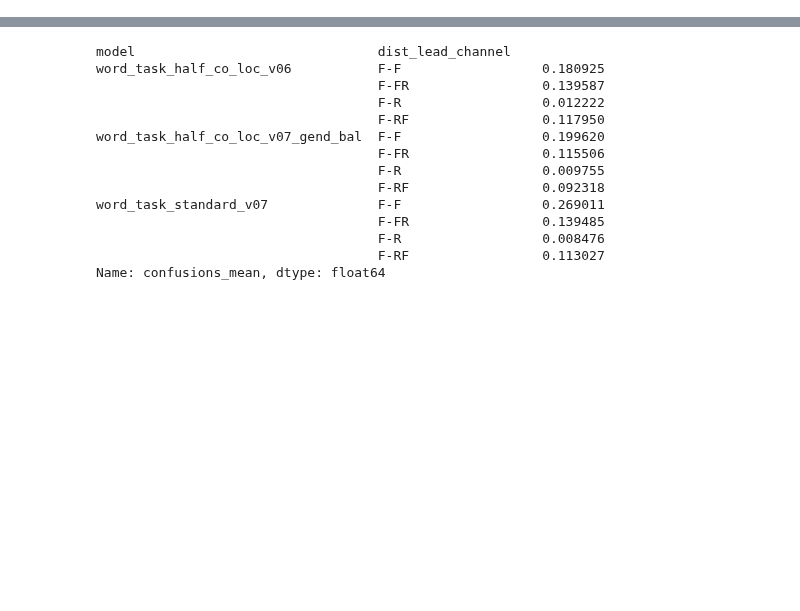
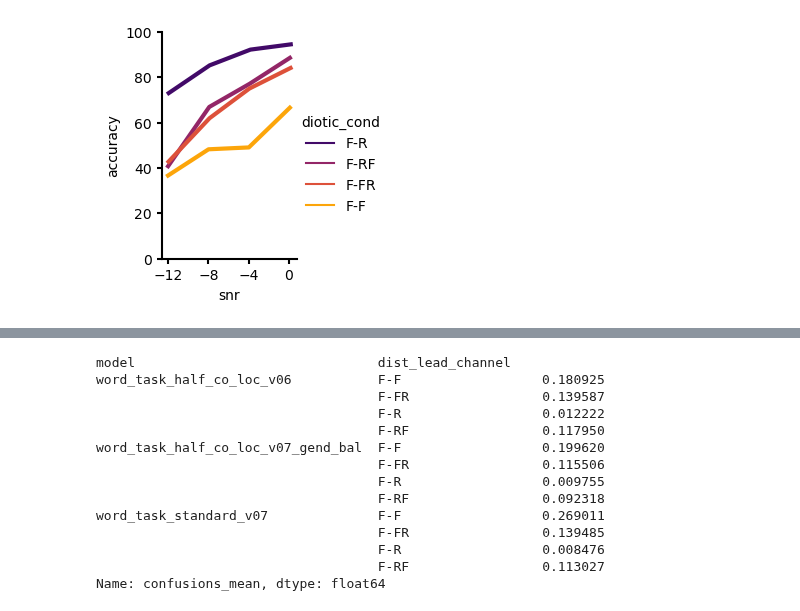
Before and after one commit to mcdermottLab/auditory_attention, a Jupyter notebook: notebooks/plot_prelim_precedence_all_models.ipynb, the cells around one changed output, grey strips where cells are left out. Saved outputs shown, nothing was run; the diff lists cells and outputs as text; code cells hidden in the pictures; blank space fills up the shorter version.

```diff
--- a/notebooks/plot_prelim_precedence_all_models.ipynb
+++ b/notebooks/plot_prelim_precedence_all_models.ipynb
@@ -109,0 +148,21 @@ array(['clean', 'overlap', 'left', 'right', 'center'], dtype=object)
+# %%
+freyman_human_data = np.array([-11.937626695774213,73.05785123966942,
+                            -7.8768127241540675,85.2892561983471,
+                            -3.8259784812100452,92.23140495867769,
+                            0.17838765008576019,94.54545454545455,
+                            -11.99844066739436,40.826446280991746,
+                            -7.911429907999382,66.94214876033058,
+                            -3.8920941836893856,77.19008264462809,
+                            0.09168875721191228,88.59504132231405,
+                            -11.95696242008421,42.80991735537191,
+                            -7.883050054576644,61.98347107438017,
+                            -3.933884297520663,75.04132231404958,
+                            0.15874005925463663,84.13223140495867,
+                            -12.006237330422584,36.69421487603306,
+                            -7.984406673943557,48.26446280991736,
+                            -3.9828473413379104,49.0909090909091,
+                            0.08794635895836223,66.61157024793388]).reshape(-1,2)
+
+freyman_human_data = pd.DataFrame({'snr':freyman_human_data[:,0], 'accuracy':freyman_human_data[:,1]})
+freyman_human_data['diotic_cond'] = ["F-R"] * 4 + ["F-RF"] * 4 + ["F-FR"] * 4 + ["F-F"] * 4
+freyman_human_data
@@ -110,3 +187,16 @@ array(['clean', 'overlap', 'left', 'right', 'center'], dtype=object)
+# %%
+
+g = sns.relplot(data=freyman_human_data, x='snr', y='accuracy',
+            hue='diotic_cond', kind='line', palette='inferno',
+            height=3, linewidth=3, aspect=0.75)
+g.set(yticks=np.arange(0,  101, 20), xticks=np.arange(-12,  1, 4))
+# thicken axis lines
+for axis in ['bottom','left']:
+    g.ax.spines[axis].set_linewidth(1.5)
+# match x and y tick thickness to axes lines
+g.ax.tick_params(width=1.5)
+# %% [output]
+[figure, added]
 # %%
 ### Plot diotic precedense effect
 
```
Also changed, not shown: parts of 19 cells of this notebook, 21 other files.
